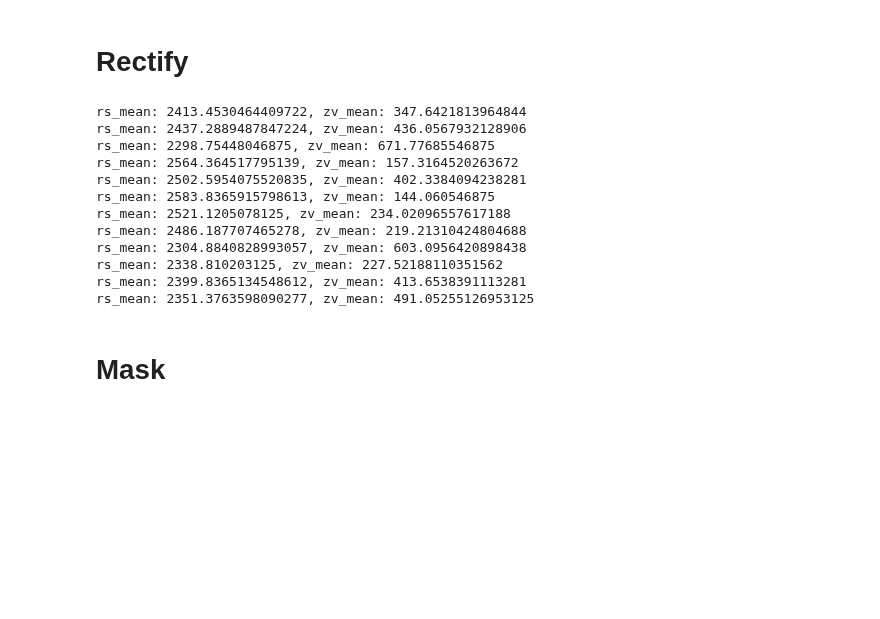
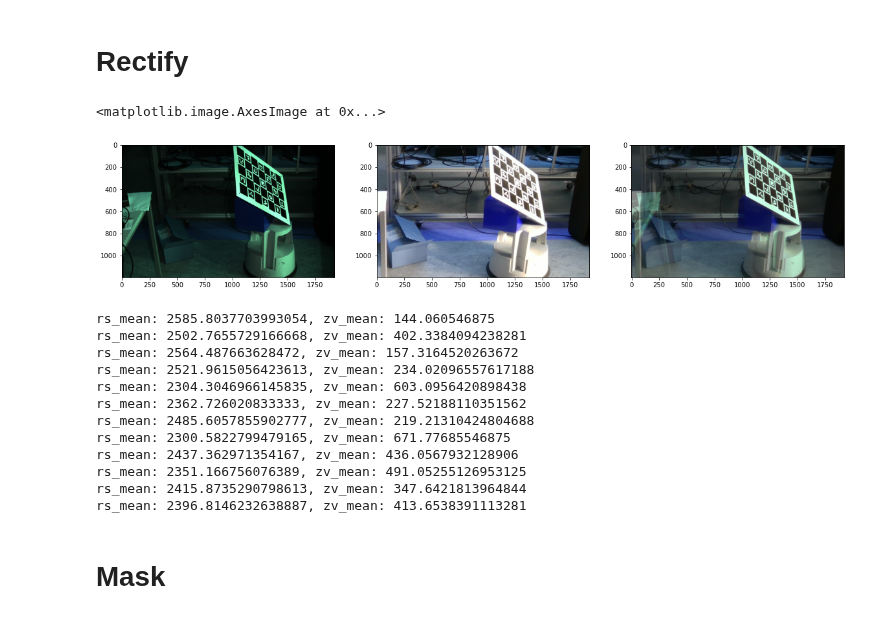
Before and after one commit to alr-internship/self-supervised-depth-denoising, a Jupyter notebook: notebooks/dataset/01_preprocess_dataset.ipynb, the cells around one changed output. Drawn from its saved outputs; the diff is of its cells as text; code cells hidden in the pictures; blank space fills up the shorter version.

```diff
--- a/notebooks/dataset/01_preprocess_dataset.ipynb
+++ b/notebooks/dataset/01_preprocess_dataset.ipynb
@@ -14,9 +14,9 @@ resource_path = Path("../../resources")
 uncal_path = resource_path / "images/uncalibrated"
 cal_path = resource_path / "images/calibrated"
 dir_to_calibrate = Path("c_dataset_d_1")
+idx_to_visualize = 0
 
 dataset_interface = DatasetInterface(uncal_path / dir_to_calibrate)
-
 calibrated_dc = DatasetInterface(cal_path / dir_to_calibrate)
 
 sift = cv2.SIFT_create()
@@ -53,61 +53,60 @@ for rs_rgb, rs_depth, zv_rgb, zv_depth in dataset_interface:
     H_inv = np.linalg.inv(H)
 
     #-- Get the corners from the image_1 ( the object to be "detected" )
     # obj_corners = np.empty((4,1,2), dtype=np.float32)
     # obj_corners[0,0,0] = 0
     # obj_corners[0,0,1] = 0
     # obj_corners[1,0,0] = zv_rgb.shape[1]
     # obj_corners[1,0,1] = 0
     # obj_corners[2,0,0] = zv_rgb.shape[1]
     # obj_corners[2,0,1] = zv_rgb.shape[0]
     # obj_corners[3,0,0] = 0
     # obj_corners[3,0,1] = zv_rgb.shape[0]
     # scene_corners = cv2.perspectiveTransform(obj_corners, H)
     # #-- Draw lines between the corners (the mapped object in the scene - image_2 )
     # cv2.line(img_matches, (int(scene_corners[0,0,0] + zv_rgb.shape[1]), int(scene_corners[0,0,1])),\
     #     (int(scene_corners[1,0,0] + zv_rgb.shape[1]), int(scene_corners[1,0,1])), (0,255,0), 4)
     # cv2.line(img_matches, (int(scene_corners[1,0,0] + zv_rgb.shape[1]), int(scene_corners[1,0,1])),\
     #     (int(scene_corners[2,0,0] + zv_rgb.shape[1]), int(scene_corners[2,0,1])), (0,255,0), 4)
     # cv2.line(img_matches, (int(scene_corners[2,0,0] + zv_rgb.shape[1]), int(scene_corners[2,0,1])),\
     #     (int(scene_corners[3,0,0] + zv_rgb.shape[1]), int(scene_corners[3,0,1])), (0,255,0), 4)
     # cv2.line(img_matches, (int(scene_corners[3,0,0] + zv_rgb.shape[1]), int(scene_corners[3,0,1])),\
     #     (int(scene_corners[0,0,0] + zv_rgb.shape[1]), int(scene_corners[0,0,1])), (0,255,0), 4)
     # #-- Show detected matches
 
     rs_rgb_warp = cv2.warpPerspective(rs_rgb, H_inv, (zv_rgb.shape[1], zv_rgb.shape[0]))
     rs_depth_warp = cv2.warpPerspective(rs_depth, H_inv, (zv_rgb.shape[1], zv_rgb.shape[0]))
 
     rectified_frames.append((rs_rgb_warp, rs_depth_warp, zv_rgb, zv_depth))
     # calibrated_dc.append_and_save(rs_rgb_warp, rs_depth_warp, zv_rgb, zv_depth)
 
-    # debug output
-    # plt.figure(2)
-    # plt.imshow(zv_rgb)
-
-    # plt.figure(3)
-    # plt.imshow(rs_rgb_warp)
-
-    # img_both = cv2.addWeighted(zv_rgb, 0.5, rs_rgb_warp, 0.5, 0)
-    # plt.figure(4)
-    # plt.imshow(img_both)
+# debug output
+_, axarr = plt.subplots(1, 3, figsize=(20, 10))
+axarr[0].imshow(rectified_frames[idx_to_visualize][2])
+axarr[1].imshow(rectified_frames[idx_to_visualize][0])
+img_both = cv2.addWeighted(rectified_frames[idx_to_visualize][0], 0.5, rectified_frames[idx_to_visualize][2], 0.5, 0)
+axarr[2].imshow(img_both)
+# %% [output]
+<matplotlib.image.AxesImage at 0x...>
+[figure, added]
 # %%
 for _, rs_depth, _, zv_depth in rectified_frames:
     rs_depth = np.nan_to_num(rs_depth)
     zv_depth = np.nan_to_num(zv_depth)
     print(f"rs_mean: {np.mean(rs_depth)}, zv_mean: {np.mean(zv_depth)}")
 # %% [output]
-rs_mean: 2413.4530464409722, zv_mean: 347.6421813964844
-rs_mean: 2437.2889487847224, zv_mean: 436.0567932128906
-rs_mean: 2298.75448046875, zv_mean: 671.77685546875
-rs_mean: 2564.364517795139, zv_mean: 157.3164520263672
-rs_mean: 2502.5954075520835, zv_mean: 402.3384094238281
-rs_mean: 2583.8365915798613, zv_mean: 144.060546875
-rs_mean: 2521.1205078125, zv_mean: 234.02096557617188
-rs_mean: 2486.187707465278, zv_mean: 219.21310424804688
-rs_mean: 2304.8840828993057, zv_mean: 603.0956420898438
-rs_mean: 2338.810203125, zv_mean: 227.52188110351562
-rs_mean: 2399.8365134548612, zv_mean: 413.6538391113281
-rs_mean: 2351.3763598090277, zv_mean: 491.05255126953125
+rs_mean: 2585.8037703993054, zv_mean: 144.060546875
+rs_mean: 2502.7655729166668, zv_mean: 402.3384094238281
+rs_mean: 2564.487663628472, zv_mean: 157.3164520263672
+rs_mean: 2521.9615056423613, zv_mean: 234.02096557617188
+rs_mean: 2304.3046966145835, zv_mean: 603.0956420898438
+rs_mean: 2362.726020833333, zv_mean: 227.52188110351562
+rs_mean: 2485.6057855902777, zv_mean: 219.21310424804688
+rs_mean: 2300.5822799479165, zv_mean: 671.77685546875
+rs_mean: 2437.362971354167, zv_mean: 436.0567932128906
+rs_mean: 2351.166756076389, zv_mean: 491.05255126953125
+rs_mean: 2415.8735290798613, zv_mean: 347.6421813964844
+rs_mean: 2396.8146232638887, zv_mean: 413.6538391113281
 # %% [markdown]
 # Mask
 # %%
```
Also changed, not shown: parts of 1 cell of this notebook, 2 other files.
